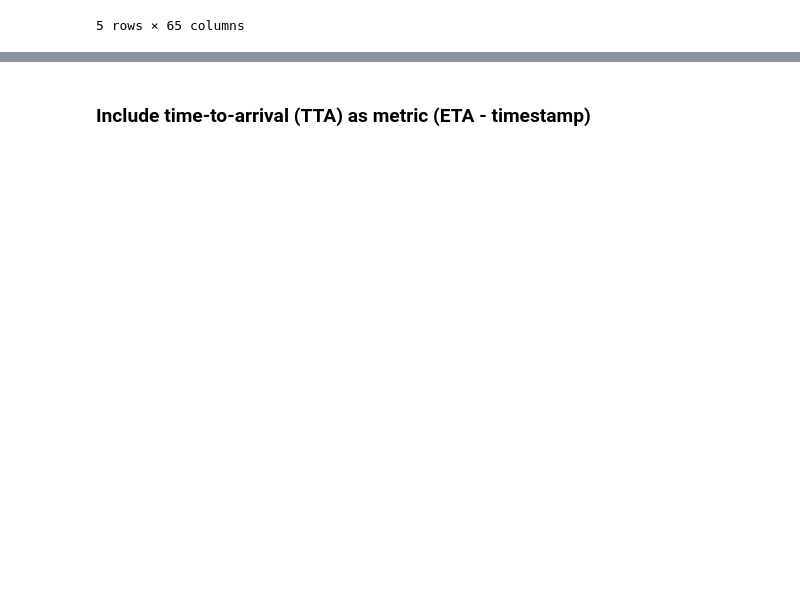
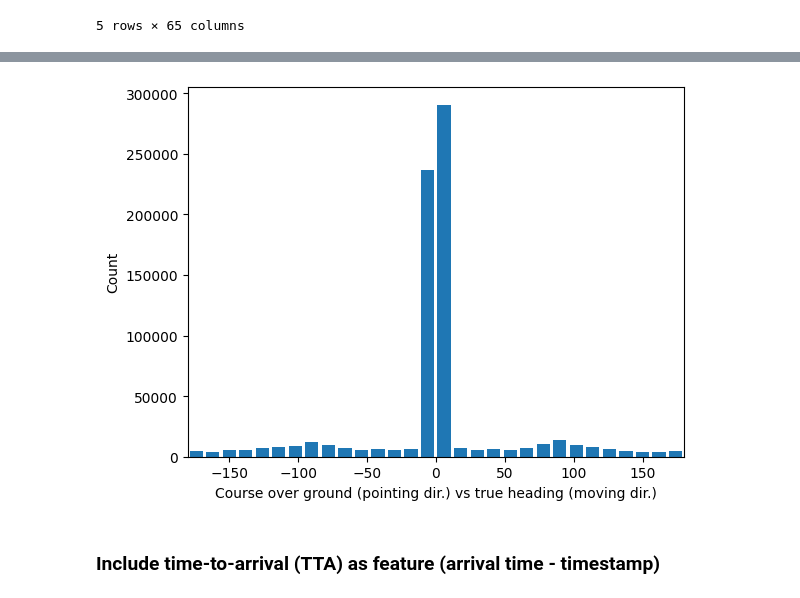
Before and after one commit to Magnuswlange/port_congestion_proj_ml, a Jupyter notebook: feature_selection.ipynb, the cells around one changed output, grey strips where cells are left out. Cells and saved outputs as stored; diff of their text form; code cells hidden in the pictures; blank space fills up the shorter version.

```diff
--- a/feature_selection.ipynb
+++ b/feature_selection.ipynb
@@ -431,0 +582,8 @@ np.float64(0.0)
+# %%
+
+upper_q = 0.99
+
+q_high = cargo_ais_meta_merged["speed_over_ground"].quantile(upper_q)
+
+mask = cargo_ais_meta_merged["speed_over_ground"] <= q_high
+cargo_ais_meta_merged = cargo_ais_meta_merged[mask]
@@ -435,0 +641,4 @@ np.float64(-95.02135)
+# %%
+diff = cargo_ais_meta_merged["course_over_ground"] - cargo_ais_meta_merged["true_heading"]
+cargo_ais_meta_merged["deg_off_course"] = ((diff + 180) % 360) - 180
+cargo_ais_meta_merged["deg_off_course"].describe()
@@ -436,3 +655,11 @@ np.float64(-95.02135)
+# %%
+plt.hist(cargo_ais_meta_merged["deg_off_course"], rwidth=0.8, bins=30)
+plt.xlim(-180, 180)
+plt.xlabel("Course over ground (pointing dir.) vs true heading (moving dir.)")
+plt.ylabel("Count")
+plt.show()
+# %% [output]
+[figure, added]
 # %% [markdown]
-### Include time-to-arrival (TTA) as metric (ETA - timestamp)
+### Include time-to-arrival (TTA) as feature (arrival time - timestamp)
 # %%
```
Also changed, not shown: parts of 103 cells of this notebook.
